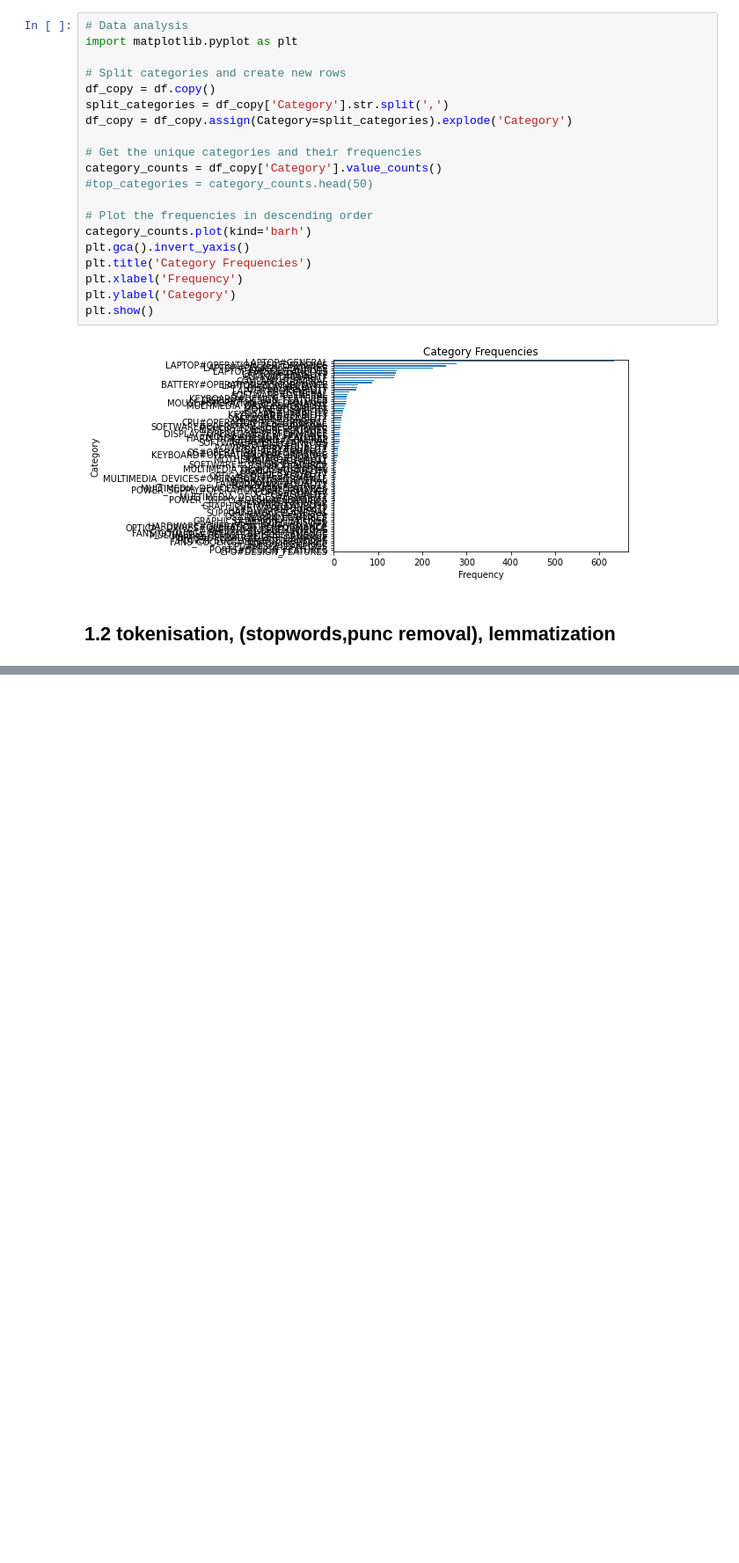
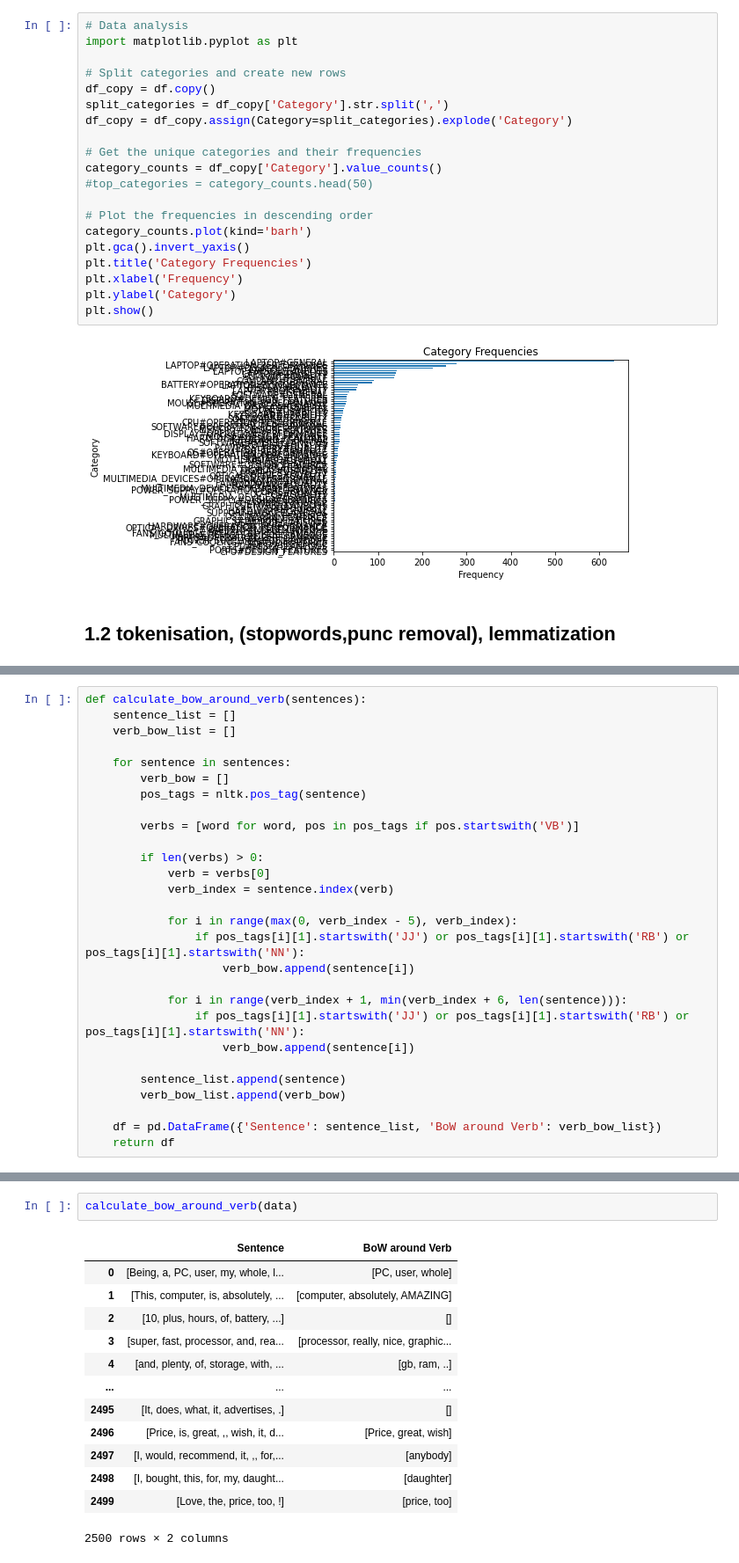
Before and after one commit to xinpengwoo/UoB, a Jupyter notebook: NLP/Proj/main.ipynb, the cells around one changed output, grey strips where cells are left out. Shown at 88% size. Cells and saved outputs as stored; diff of their text form; blank space fills up the shorter version.

```diff
--- a/NLP/Proj/main.ipynb
+++ b/NLP/Proj/main.ipynb
@@ -120,0 +126,28 @@ print(data)
+# %%
+def calculate_bow_around_verb(sentences):
+    sentence_list = []
+    verb_bow_list = []
+
+    for sentence in sentences:
+        verb_bow = []
+        pos_tags = nltk.pos_tag(sentence)
+
+        verbs = [word for word, pos in pos_tags if pos.startswith('VB')]
+
+        if len(verbs) > 0:
+            verb = verbs[0]
+            verb_index = sentence.index(verb)
+
+            for i in range(max(0, verb_index - 5), verb_index):
+                if pos_tags[i][1].startswith('JJ') or pos_tags[i][1].startswith('RB') or pos_tags[i][1].startswith('NN'):
+                    verb_bow.append(sentence[i])
+
+            for i in range(verb_index + 1, min(verb_index + 6, len(sentence))):
+                if pos_tags[i][1].startswith('JJ') or pos_tags[i][1].startswith('RB') or pos_tags[i][1].startswith('NN'):
+                    verb_bow.append(sentence[i])
+
+        sentence_list.append(sentence)
+        verb_bow_list.append(verb_bow)
+
+    df = pd.DataFrame({'Sentence': sentence_list, 'BoW around Verb': verb_bow_list})
+    return df
@@ -120,0 +172,16 @@ print(data)
+# %%
+calculate_bow_around_verb(data)
+# %% [output]
+|  | Sentence | BoW around Verb |
+| 0 | [Being, a, PC, user, my, whole, l... | [PC, user, whole] |
+| 1 | [This, computer, is, absolutely, ... | [computer, absolutely, AMAZING] |
+| 2 | [10, plus, hours, of, battery, ...] | [] |
+| 3 | [super, fast, processor, and, rea... | [processor, really, nice, graphic... |
+| 4 | [and, plenty, of, storage, with, ... | [gb, ram, ..] |
+| ... | ... | ... |
+| 2495 | [It, does, what, it, advertises, .] | [] |
+| 2496 | [Price, is, great, ,, wish, it, d... | [Price, great, wish] |
+| 2497 | [I, would, recommend, it, ,, for,... | [anybody] |
+| 2498 | [I, bought, this, for, my, daught... | [daughter] |
+| 2499 | [Love, the, price, too, !] | [price, too] |
+2500 rows × 2 columns
```
Also changed, not shown: parts of 15 cells of this notebook.
